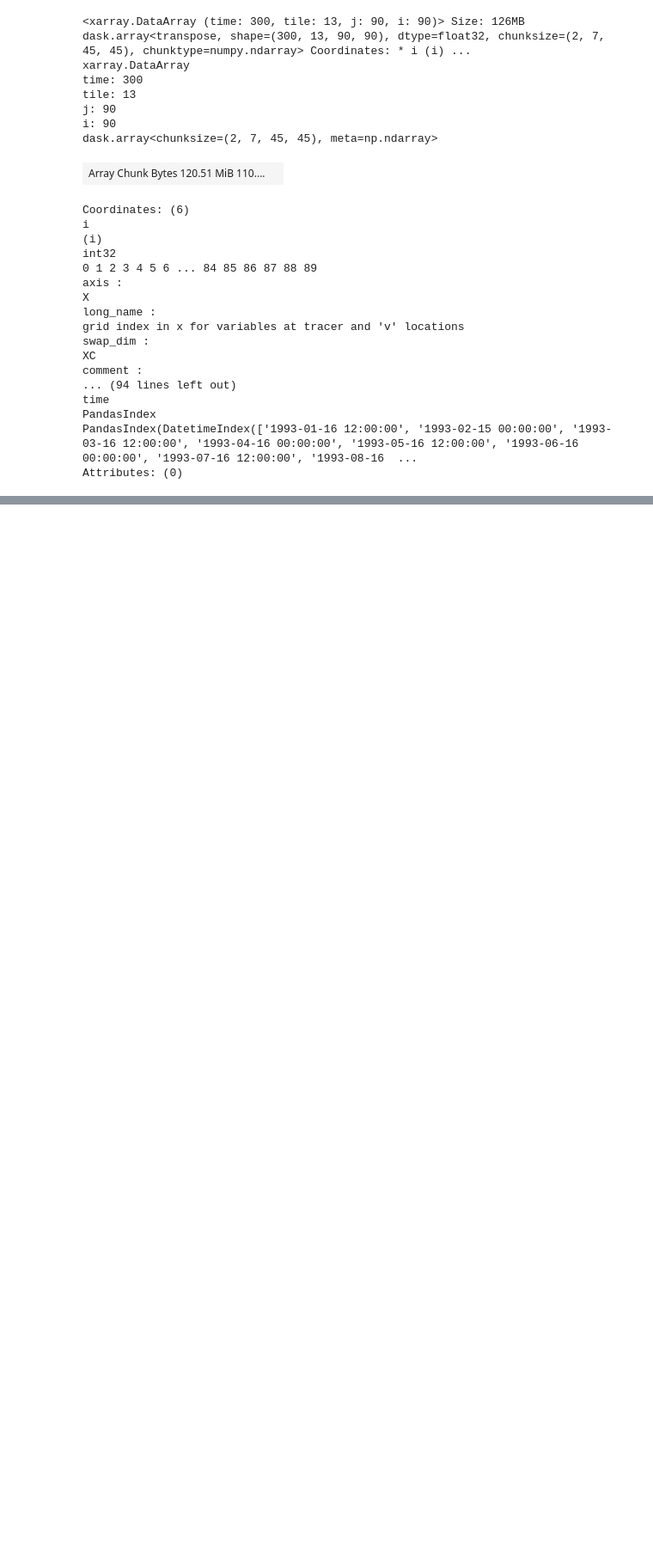
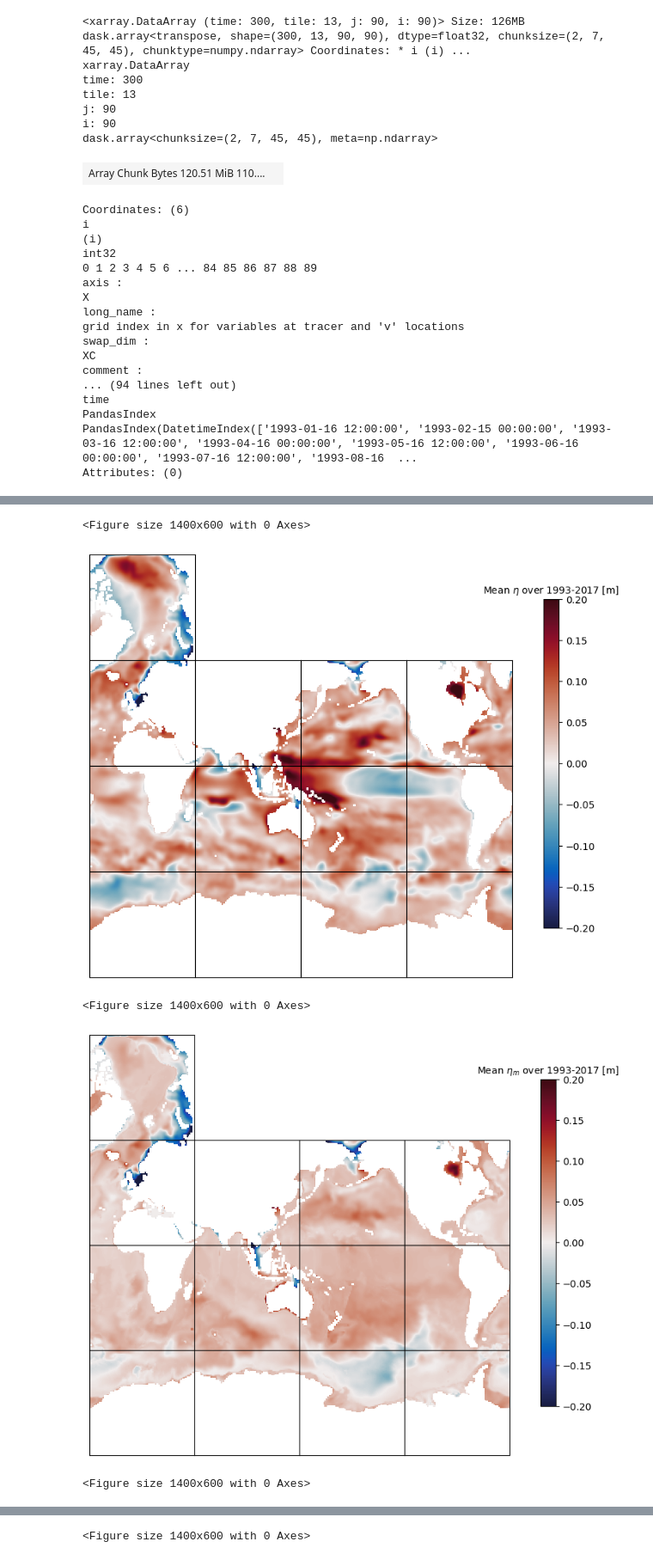
Before and after one commit to ojhoundegnonto/ESS25-Team_PISEAL, a Jupyter notebook: notebooks/decomp_SSH_v2.ipynb, the cells around one changed output, grey strips where cells are left out. Shown at 86% size. Cells and saved outputs as stored; diff of their text form; code cells hidden in the pictures; blank space fills up the shorter version.

```diff
--- a/notebooks/decomp_SSH_v2.ipynb
+++ b/notebooks/decomp_SSH_v2.ipynb
@@ -443,0 +426,10 @@ Text(0.5, 1.0, 'SSH anamolies (reletive to t=0)')
+# %%
+# eta = eta - eta[0,:,:,:]
+# etam_anom = eta_m - eta_m[0,:,:,:]
+# etas_anom = eta_s - eta_s[0,:,:,:]
+
+eta_tm = eta_anom.mean(dim='time').compute()
+etam_tm = etam_anom.mean(dim='time').compute()
+etas_tm = etas_anom.mean(dim='time').compute()
+res_tm = eta_tm - etam_tm - etas_tm
+res_tm
@@ -443,0 +480,42 @@ Text(0.5, 1.0, 'SSH anamolies (reletive to t=0)')
+# %%
+plt.figure(figsize=[14,6])
+ecco.plot_tiles(eta_tm, show_colorbar=True,
+                cmin=-.2, cmax=.2,
+                cmap=cmocean.cm.balance,
+                rotate_to_latlon=True, layout='latlon',
+               show_tile_labels=False)
+plt.title('Mean $\eta$ over 1993-2017 [m]', fontsize=10)
+plt.show()
+
+plt.figure(figsize=[14,6])
+ecco.plot_tiles(etam_tm, show_colorbar=True,
+                cmin=-.2, cmax=.2,
+                cmap=cmocean.cm.balance,
+                rotate_to_latlon=True, layout='latlon',
+               show_tile_labels=False)
+plt.title('Mean $\eta_m$ over 1993-2017 [m]', fontsize=10)
+plt.show()
+
+plt.figure(figsize=[14,6])
+ecco.plot_tiles(etas_tm, show_colorbar=True,
+                cmin=-.2, cmax=.2,
+                cmap=cmocean.cm.balance,
+                rotate_to_latlon=True, layout='latlon',
+               show_tile_labels=False)
+plt.title('Mean $\eta_s$ over 1993-2017 [m]', fontsize=10)
+plt.show()
+
+plt.figure(figsize=[14,6])
+ecco.plot_tiles(res_tm, show_colorbar=True,
+                cmin=-.02, cmax=.02,
+                cmap=cmocean.cm.balance,
+                rotate_to_latlon=True, layout='latlon',
+               show_tile_labels=False)
+plt.title('res.', fontsize=10)
+plt.show()
+# %% [output]
+<Figure size 1400x600 with 0 Axes>
+[figure, added]
+<Figure size 1400x600 with 0 Axes>
+[figure, added]
+<Figure size 1400x600 with 0 Axes>
@@ -443,0 +523 @@ Text(0.5, 1.0, 'SSH anamolies (reletive to t=0)')
+<Figure size 1400x600 with 0 Axes>
```
Also changed, not shown: parts of 17 cells of this notebook, 1 other file.
